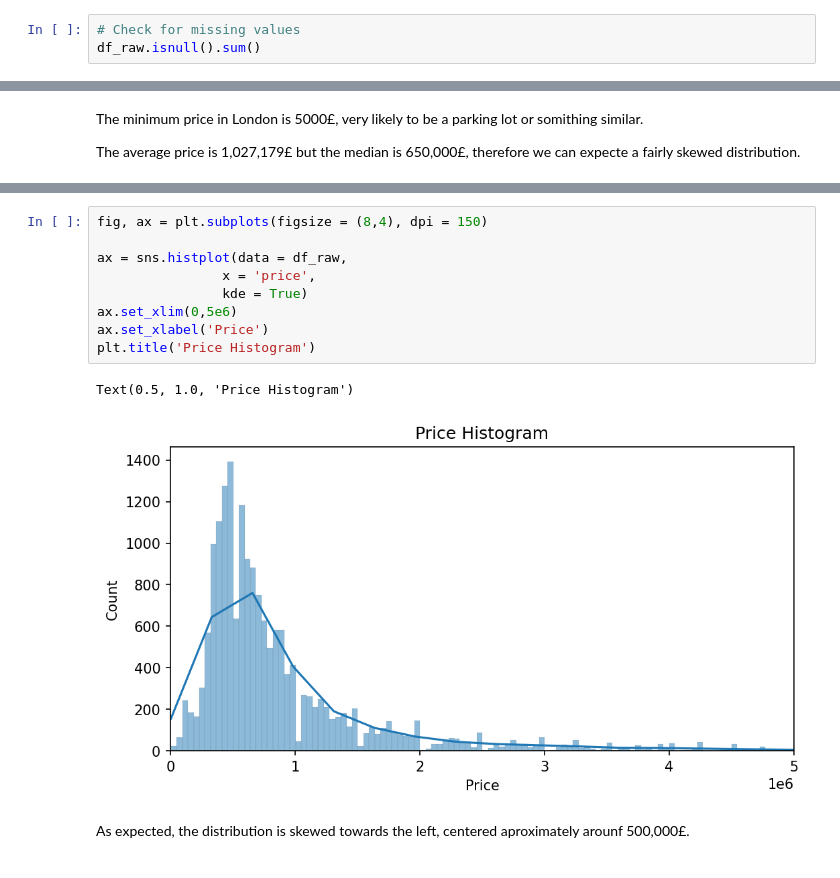
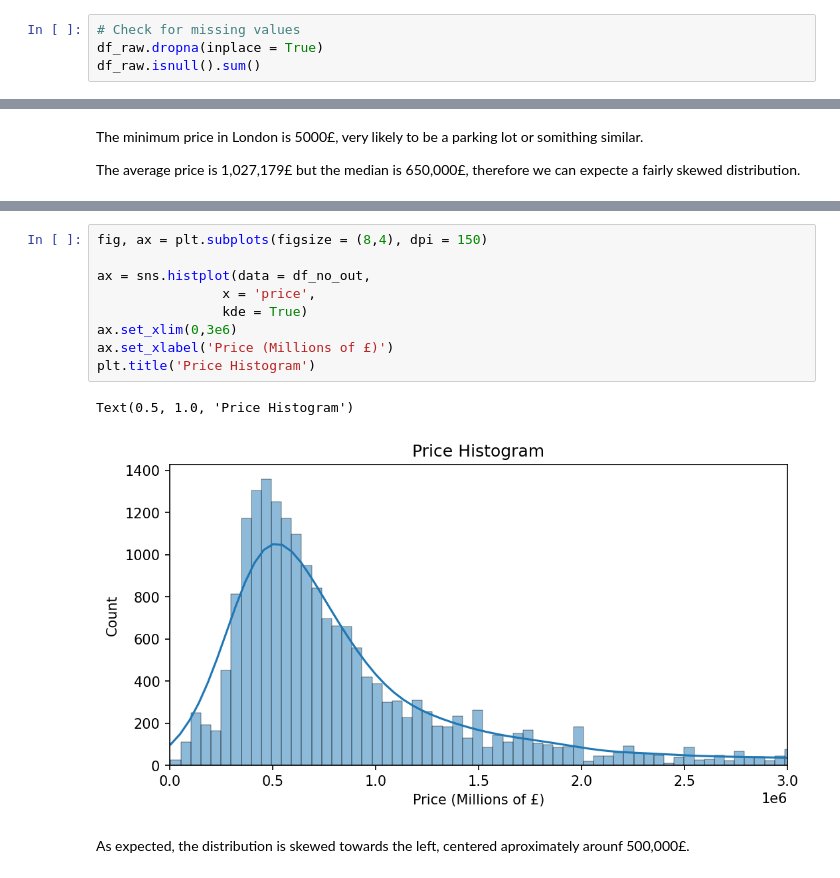
Before and after one commit to diequies/zoopla_houses, a Jupyter notebook: EDA/EDA.ipynb, the cells around one changed output, grey strips where cells are left out. Drawn from its saved outputs; the diff is of its cells as text.

```diff
--- a/EDA/EDA.ipynb
+++ b/EDA/EDA.ipynb
@@ -29,6 +29,7 @@ display(df_raw.sample(5))
 ## 2. Basic Checks
 # %%
 # Check for missing values
+df_raw.dropna(inplace = True)
 df_raw.isnull().sum()
 # %% [output]
 Borough                         0
@@ -117,14 +127,14 @@ The average price is 1,027,179£ but the median is 650,000£, therefore we can e
 # %%
 fig, ax = plt.subplots(figsize = (8,4), dpi = 150)
 
-ax = sns.histplot(data = df_raw,
+ax = sns.histplot(data = df_no_out,
                 x = 'price',
                 kde = True)
-ax.set_xlim(0,5e6)
-ax.set_xlabel('Price')
+ax.set_xlim(0,3e6)
+ax.set_xlabel('Price (Millions of £)')
 plt.title('Price Histogram')
 # %% [output]
 Text(0.5, 1.0, 'Price Histogram')
-[figure, old version]
+[figure, new version]
 # %% [markdown]
 As expected, the distribution is skewed towards the left, centered aproximately arounf 500,000£.
```
Also changed, not shown: parts of 12 cells of this notebook, 5 other files.
